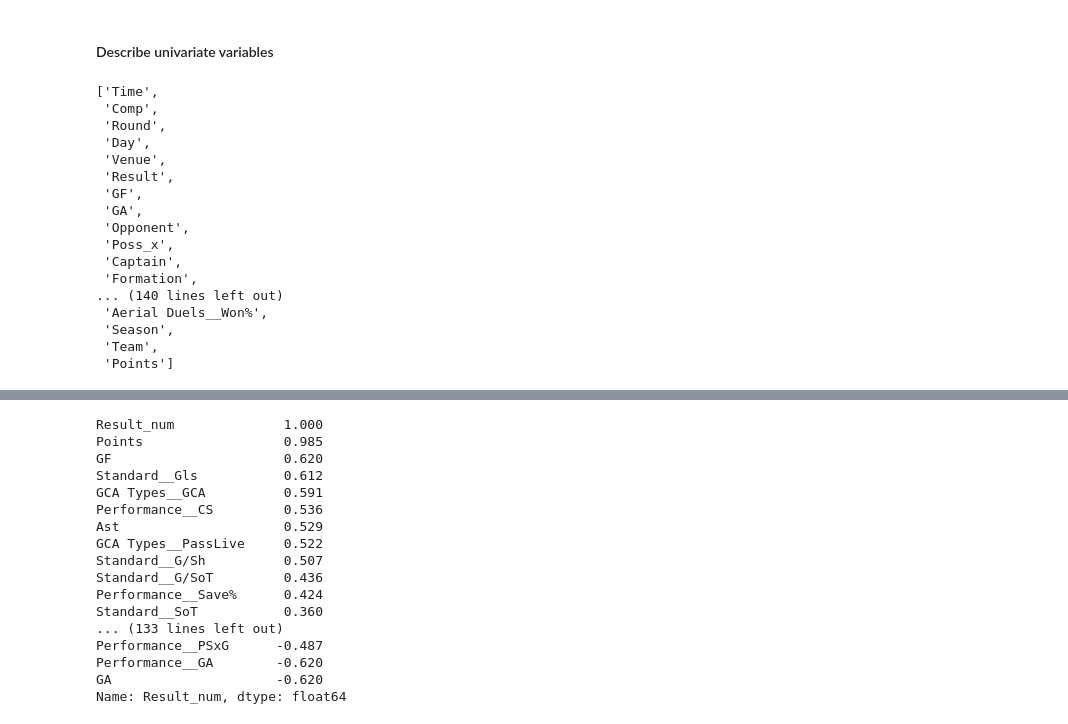
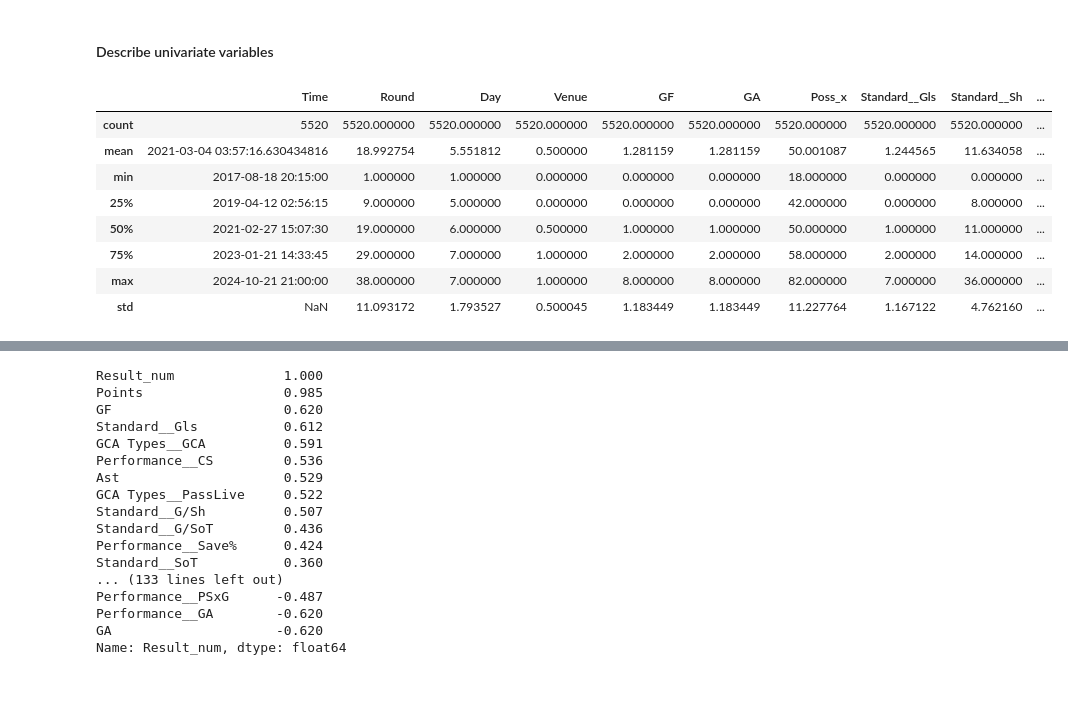
Before and after one commit to DSAI-Creator/Football-Match-Prediction, a Jupyter notebook: src/eda/eda.ipynb, the cells around one changed output, grey strips where cells are left out. Drawn from its saved outputs; the diff is of its cells as text; code cells hidden in the pictures; blank space fills up the shorter version.

```diff
--- a/src/eda/eda.ipynb
+++ b/src/eda/eda.ipynb
@@ -370,26 +350,6 @@ plt.show()
 [figure]
 # %% [markdown]
 #### Describe univariate variables
-# %%
-df2.columns.to_list()
-# %% [output]
-['Time',
- 'Comp',
- 'Round',
- 'Day',
- 'Venue',
- 'Result',
- 'GF',
- 'GA',
- 'Opponent',
- 'Poss_x',
- 'Captain',
- 'Formation',
-... (140 lines left out)
- 'Aerial Duels__Won%',
- 'Season',
- 'Team',
- 'Points']
 # %%
 shooting_cols = ['Standard__Gls',
  'Standard__Sh',
@@ -530,3 +490,15 @@ miscellaneous_cols = ['Performance__CrdY',
  'Aerial Duels__Won',
  'Aerial Duels__Lost',
  'Aerial Duels__Won%']
+# %%
+df2.describe()
+# %% [output]
+|  | Time | Round | Day | Venue | GF | GA | Poss_x | Standard__Gls | Standard__Sh | ... |
+| count | 5520 | 5520.000000 | 5520.000000 | 5520.000000 | 5520.000000 | 5520.000000 | 5520.000000 | 5520.000000 | 5520.000000 | ... |
+| mean | 2021-03-04 03:57:16.630434816 | 18.992754 | 5.551812 | 0.500000 | 1.281159 | 1.281159 | 50.001087 | 1.244565 | 11.634058 | ... |
+| min | 2017-08-18 20:15:00 | 1.000000 | 1.000000 | 0.000000 | 0.000000 | 0.000000 | 18.000000 | 0.000000 | 0.000000 | ... |
+| 25% | 2019-04-12 02:56:15 | 9.000000 | 5.000000 | 0.000000 | 0.000000 | 0.000000 | 42.000000 | 0.000000 | 8.000000 | ... |
+| 50% | 2021-02-27 15:07:30 | 19.000000 | 6.000000 | 0.500000 | 1.000000 | 1.000000 | 50.000000 | 1.000000 | 11.000000 | ... |
+| 75% | 2023-01-21 14:33:45 | 29.000000 | 7.000000 | 1.000000 | 2.000000 | 2.000000 | 58.000000 | 2.000000 | 14.000000 | ... |
+| max | 2024-10-21 21:00:00 | 38.000000 | 7.000000 | 1.000000 | 8.000000 | 8.000000 | 82.000000 | 7.000000 | 36.000000 | ... |
+| std | NaN | 11.093172 | 1.793527 | 0.500045 | 1.183449 | 1.183449 | 11.227764 | 1.167122 | 4.762160 | ... |
```
Also changed, not shown: parts of 9 cells of this notebook.
